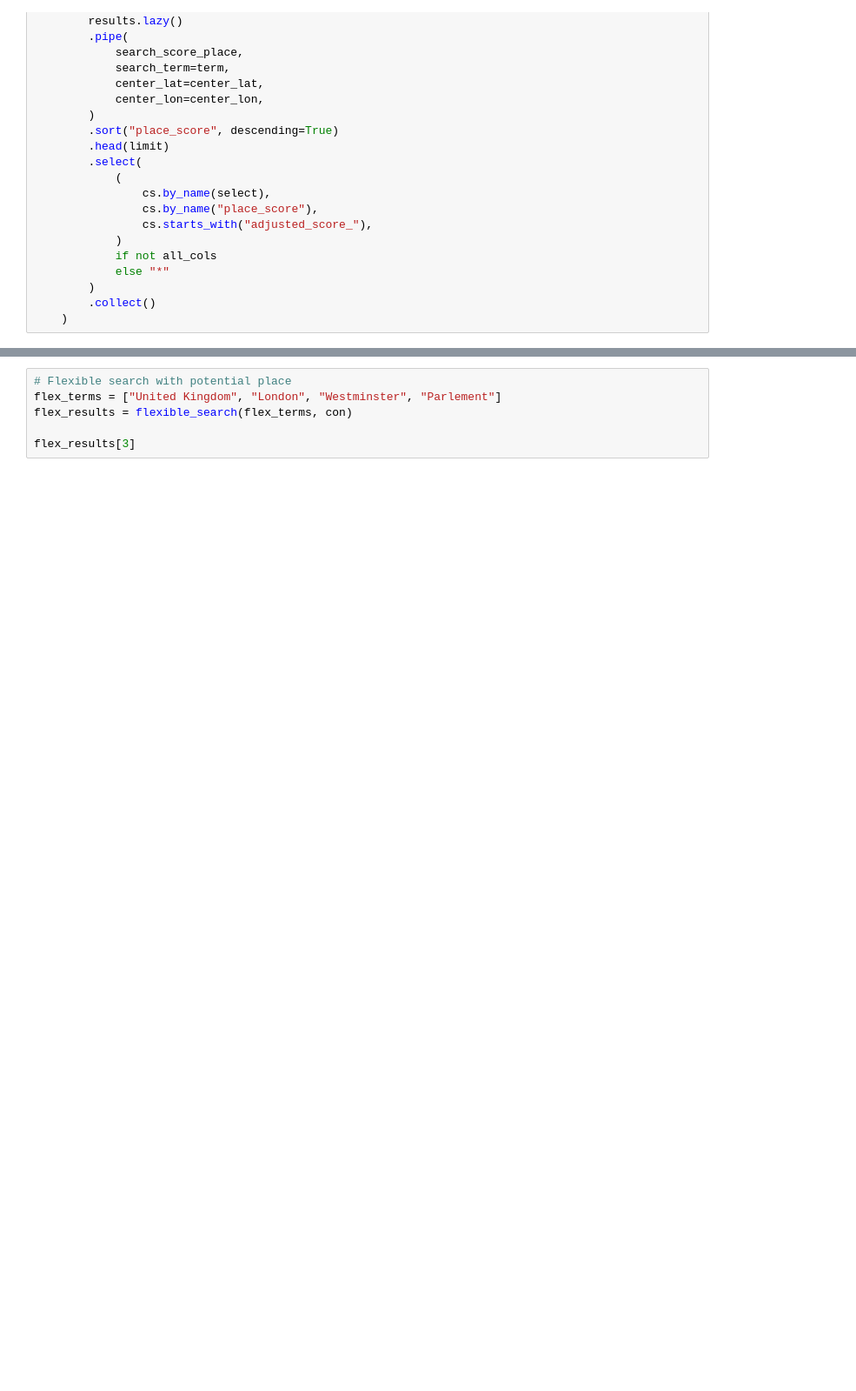
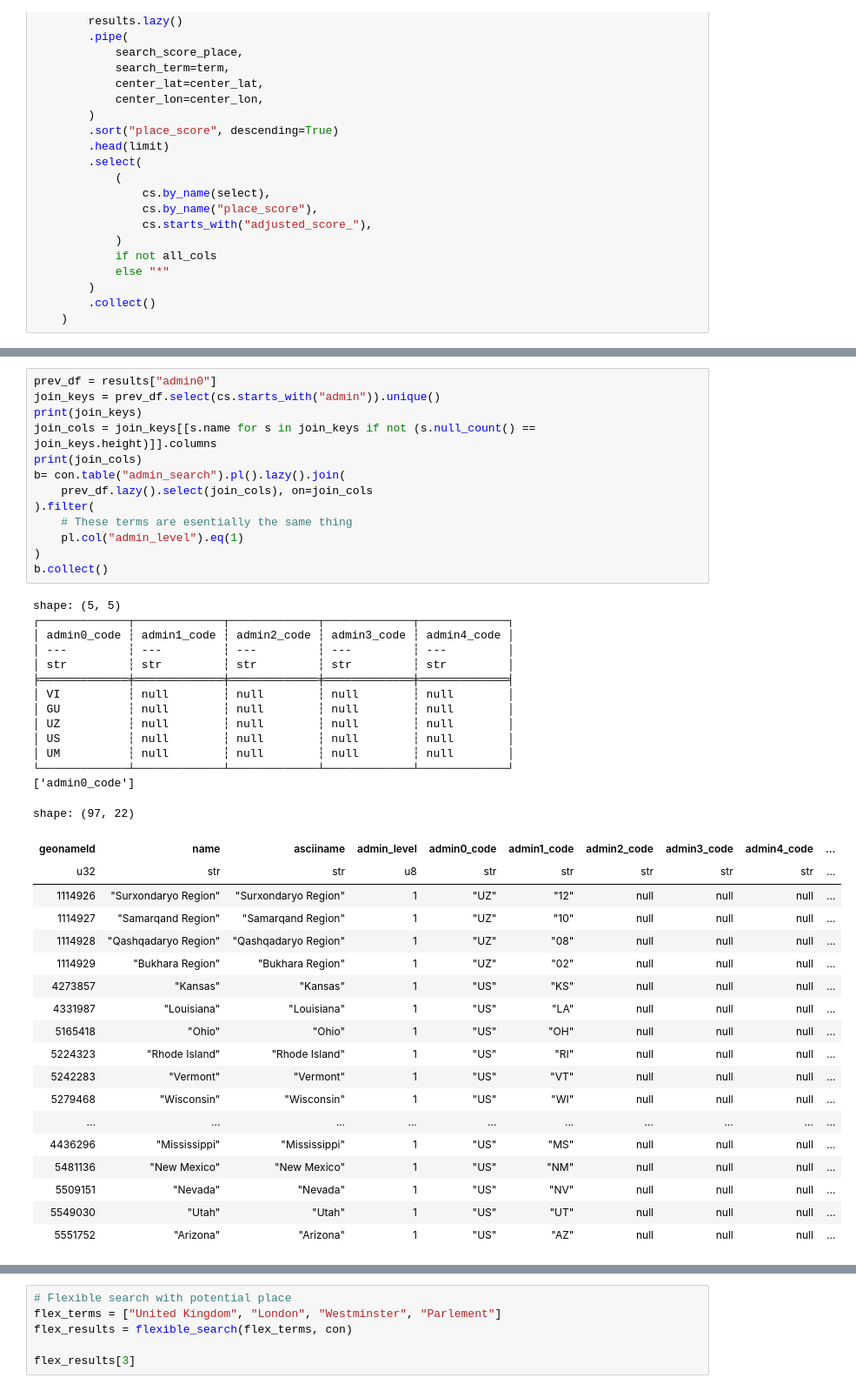
Before and after one commit to SamBroomy/heisenberg, a Jupyter notebook: test.ipynb, the cells around one changed output, grey strips where cells are left out. Shown at 87% size. Drawn from its saved outputs; the diff is of its cells as text; blank space fills up the shorter version.

```diff
--- a/test.ipynb
+++ b/test.ipynb
@@ -2657,0 +2671,46 @@ result
+# %%
+prev_df = results["admin0"]
+join_keys = prev_df.select(cs.starts_with("admin")).unique()
+print(join_keys)
+join_cols = join_keys[[s.name for s in join_keys if not (s.null_count() == join_keys.height)]].columns
+print(join_cols)
+b= con.table("admin_search").pl().lazy().join(
+    prev_df.lazy().select(join_cols), on=join_cols
+).filter(
+    # These terms are esentially the same thing
+    pl.col("admin_level").eq(1)
+)
+b.collect()
+# %% [output]
+shape: (5, 5)
+┌─────────────┬─────────────┬─────────────┬─────────────┬─────────────┐
+│ admin0_code ┆ admin1_code ┆ admin2_code ┆ admin3_code ┆ admin4_code │
+│ ---         ┆ ---         ┆ ---         ┆ ---         ┆ ---         │
+│ str         ┆ str         ┆ str         ┆ str         ┆ str         │
+╞═════════════╪═════════════╪═════════════╪═════════════╪═════════════╡
+│ VI          ┆ null        ┆ null        ┆ null        ┆ null        │
+│ GU          ┆ null        ┆ null        ┆ null        ┆ null        │
+│ UZ          ┆ null        ┆ null        ┆ null        ┆ null        │
+│ US          ┆ null        ┆ null        ┆ null        ┆ null        │
+│ UM          ┆ null        ┆ null        ┆ null        ┆ null        │
+└─────────────┴─────────────┴─────────────┴─────────────┴─────────────┘
+['admin0_code']
+shape: (97, 22)
+| geonameId | name | asciiname | admin_level | admin0_code | admin1_code | admin2_code | admin3_code | admin4_code | ... |
+| u32 | str | str | u8 | str | str | str | str | str | ... |
+| 1114926 | "Surxondaryo Region" | "Surxondaryo Region" | 1 | "UZ" | "12" | null | null | null | ... |
+| 1114927 | "Samarqand Region" | "Samarqand Region" | 1 | "UZ" | "10" | null | null | null | ... |
+| 1114928 | "Qashqadaryo Region" | "Qashqadaryo Region" | 1 | "UZ" | "08" | null | null | null | ... |
+| 1114929 | "Bukhara Region" | "Bukhara Region" | 1 | "UZ" | "02" | null | null | null | ... |
+| 4273857 | "Kansas" | "Kansas" | 1 | "US" | "KS" | null | null | null | ... |
+| 4331987 | "Louisiana" | "Louisiana" | 1 | "US" | "LA" | null | null | null | ... |
+| 5165418 | "Ohio" | "Ohio" | 1 | "US" | "OH" | null | null | null | ... |
+| 5224323 | "Rhode Island" | "Rhode Island" | 1 | "US" | "RI" | null | null | null | ... |
+| 5242283 | "Vermont" | "Vermont" | 1 | "US" | "VT" | null | null | null | ... |
+| 5279468 | "Wisconsin" | "Wisconsin" | 1 | "US" | "WI" | null | null | null | ... |
+| ... | ... | ... | ... | ... | ... | ... | ... | ... | ... |
+| 4436296 | "Mississippi" | "Mississippi" | 1 | "US" | "MS" | null | null | null | ... |
+| 5481136 | "New Mexico" | "New Mexico" | 1 | "US" | "NM" | null | null | null | ... |
+| 5509151 | "Nevada" | "Nevada" | 1 | "US" | "NV" | null | null | null | ... |
+| 5549030 | "Utah" | "Utah" | 1 | "US" | "UT" | null | null | null | ... |
+| 5551752 | "Arizona" | "Arizona" | 1 | "US" | "AZ" | null | null | null | ... |
```
Also changed, not shown: parts of 22 cells of this notebook, 4 other files.
